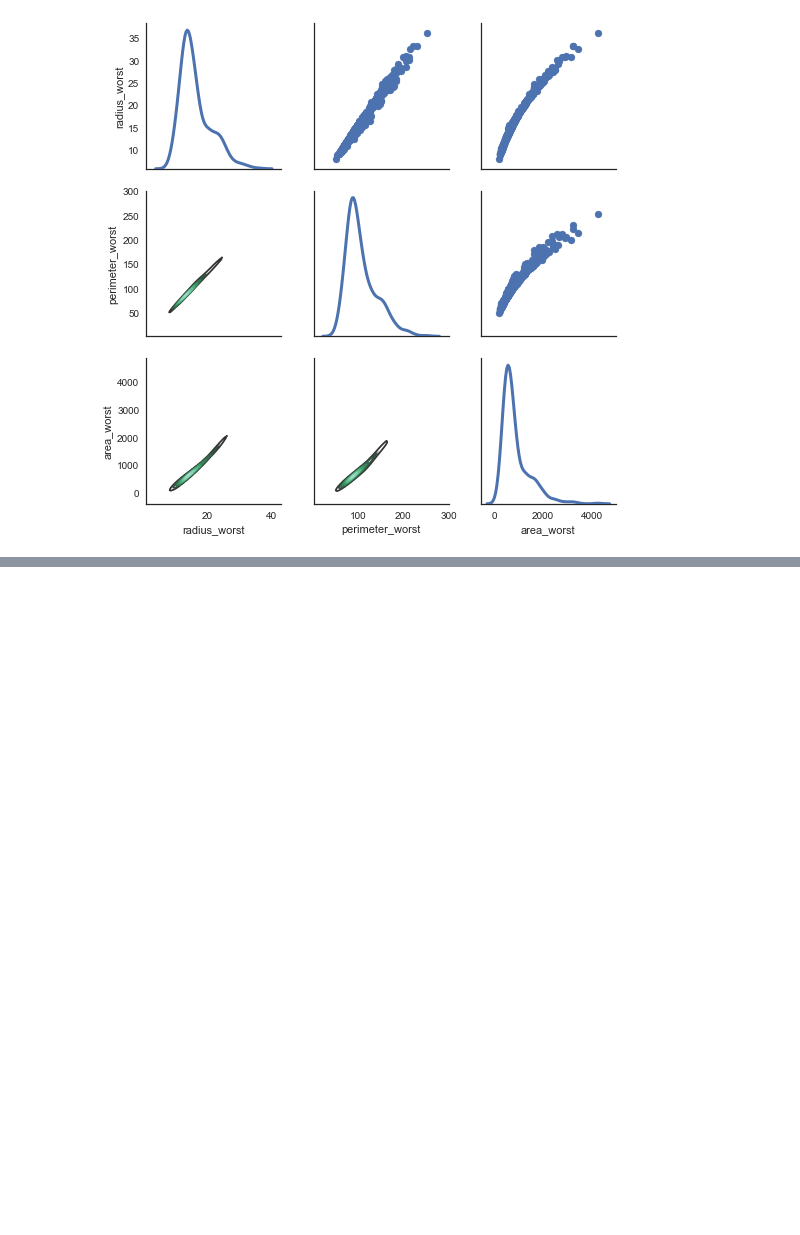
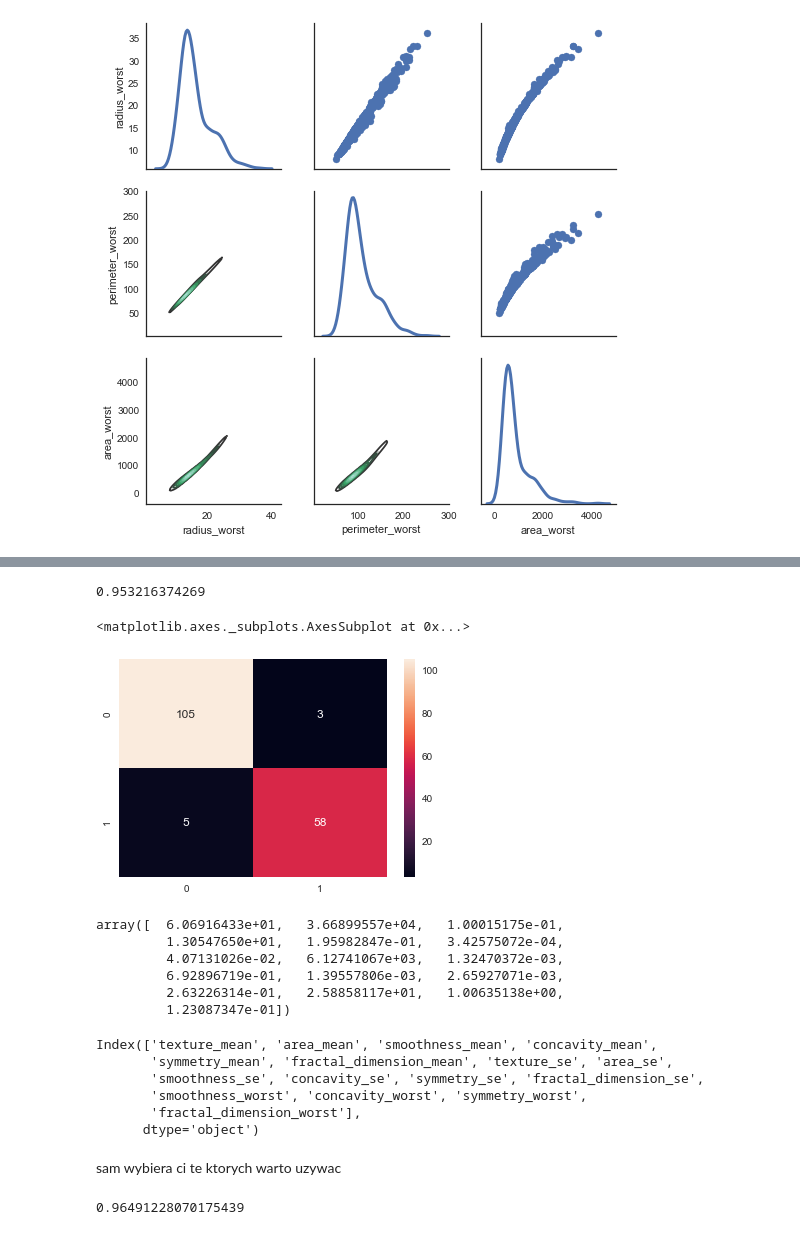
Before and after one commit to empro314/breastCancer, a Jupyter notebook: breastReview.ipynb, the cells around one changed output, grey strips where cells are left out. Cells and saved outputs as stored; diff of their text form; code cells hidden in the pictures; blank space fills up the shorter version.

```diff
--- a/breastReview.ipynb
+++ b/breastReview.ipynb
@@ -193,0 +250,16 @@ No handles with labels found to put in legend.
+# %%
+xTrain, xTest, yTrain, yTest = train_test_split(xn1, y, test_size=0.3, random_state = 42)
+
+clas = RandomForestClassifier(random_state=43)
+clas = clas.fit(xTrain, yTrain)
+
+ac = accuracy_score(yTest, clas.predict(xTest))
+
+print(ac)
+
+cm = confusion_matrix(yTest, clas.predict(xTest) )
+sns.heatmap(cm, annot=True, fmt="d")
+# %% [output]
+0.953216374269
+<matplotlib.axes._subplots.AxesSubplot at 0x...>
+[figure, added]
@@ -193,0 +271,20 @@ No handles with labels found to put in legend.
+# %%
+bestFeatures.scores_
+# %% [output]
+array([  6.06916433e+01,   3.66899557e+04,   1.00015175e-01,
+         1.30547650e+01,   1.95982847e-01,   3.42575072e-04,
+         4.07131026e-02,   6.12741067e+03,   1.32470372e-03,
+         6.92896719e-01,   1.39557806e-03,   2.65927071e-03,
+         2.63226314e-01,   2.58858117e+01,   1.00635138e+00,
+         1.23087347e-01])
+# %%
+xTrain.columns
+# %% [output]
+Index(['texture_mean', 'area_mean', 'smoothness_mean', 'concavity_mean',
+       'symmetry_mean', 'fractal_dimension_mean', 'texture_se', 'area_se',
+       'smoothness_se', 'concavity_se', 'symmetry_se', 'fractal_dimension_se',
+       'smoothness_worst', 'concavity_worst', 'symmetry_worst',
+       'fractal_dimension_worst'],
+      dtype='object')
+# %% [markdown]
+sam wybiera ci te ktorych warto uzywac
@@ -193,0 +299,4 @@ No handles with labels found to put in legend.
+# %%
+ac2
+# %% [output]
+0.96491228070175439
```
Also changed, not shown: parts of 31 cells of this notebook.
